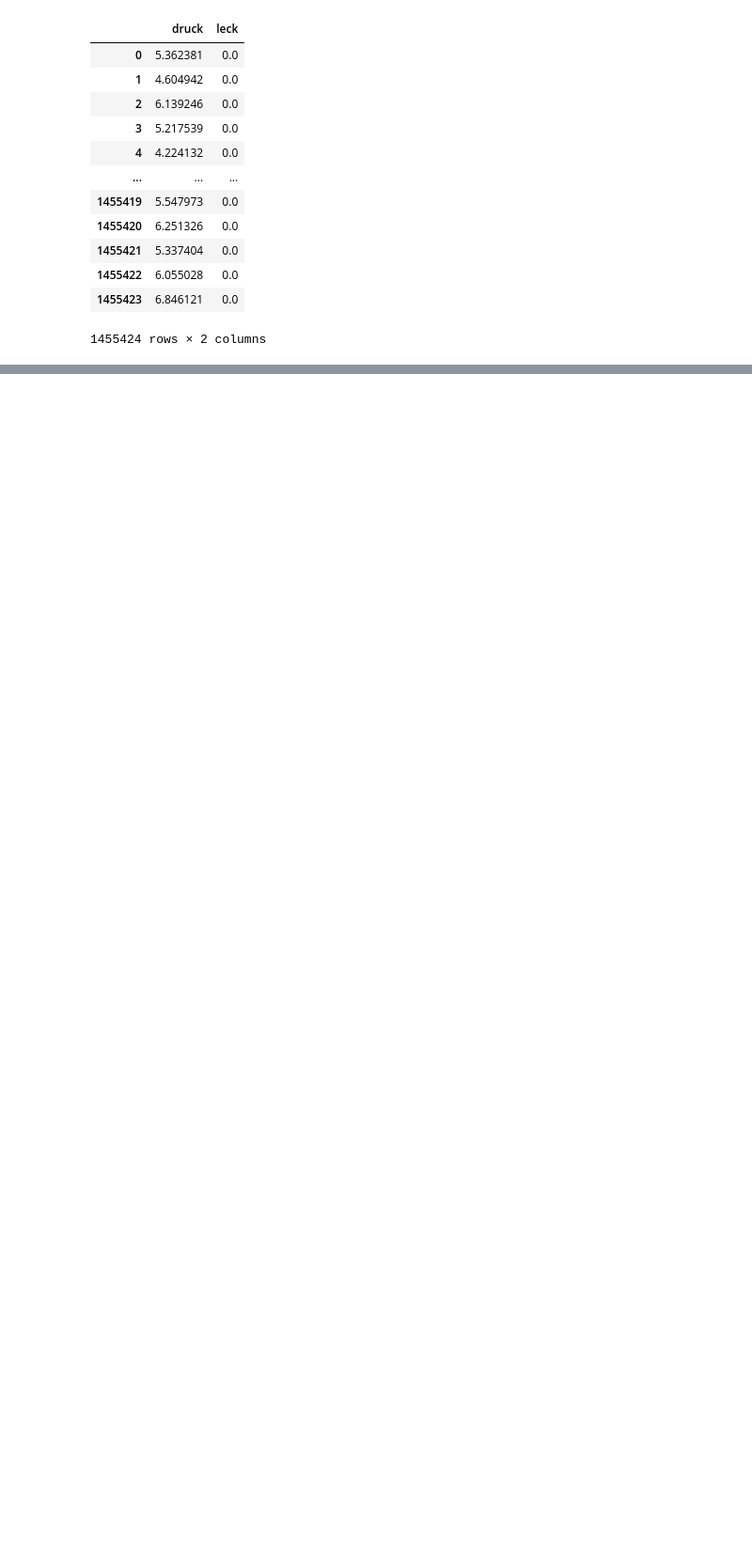
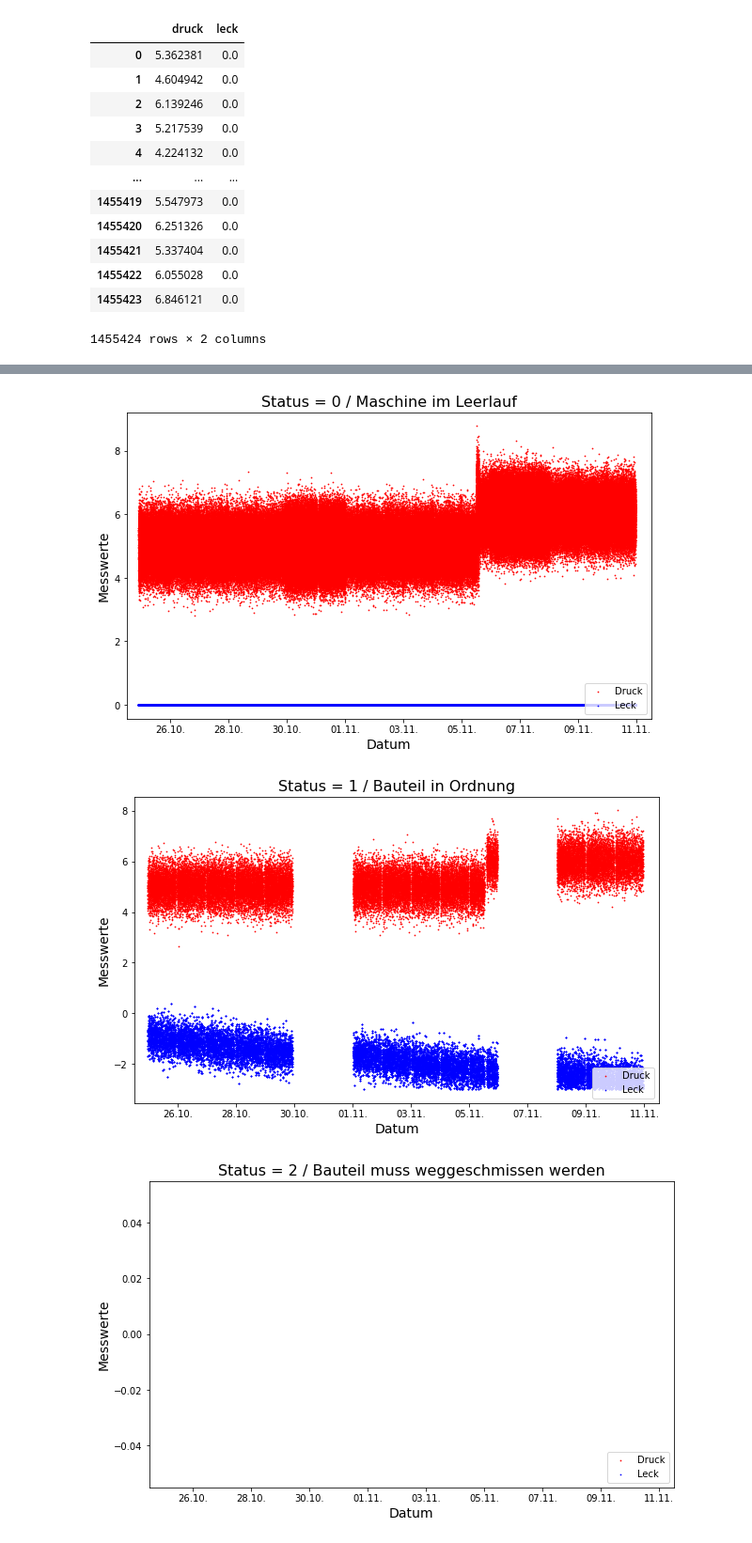
Before and after one commit to juliansaar/Innoprojekt, a Jupyter notebook: Dichte_Klassifizierung.ipynb, the cells around one changed output, grey strips where cells are left out. Shown at 94% size. Drawn from its saved outputs; the diff is of its cells as text; code cells hidden in the pictures; blank space fills up the shorter version.

```diff
--- a/Dichte_Klassifizierung.ipynb
+++ b/Dichte_Klassifizierung.ipynb
@@ -127,0 +117,28 @@ y_train
+# %%
+# was bedeuten Status 0 bis 4?
+import datetime
+import matplotlib.dates as mdates
+from matplotlib.dates import DateFormatter
+
+explanation = (" / Maschine im Leerlauf"," / Bauteil in Ordnung"," / Bauteil muss weggeschmissen werden"," / Bauteil in Maschine"," / Bauteil muss nachbearbeitet werden")
+
+for i in range(0,5):
+    sample = df[df.status == i]
+    fig, ax = plt.subplots(figsize=(10,6))
+    ax.scatter(sample.date, sample.druck, color='red', label='Druck', s=0.5)
+    ax.scatter(sample.date, sample.leck, color='blue', label='Leck', s=0.5)
+
+    ax.set_xlim([datetime.datetime(2021, 10, 24, 12, 0, 0), datetime.datetime(2021, 11, 11, 12, 0, 0)])
+    ax.set_title("Status = " + str(i) + explanation[i], fontsize=16)
+
+    ax.set_xlabel("Datum", fontsize=14)
+    ax.set_ylabel("Messwerte", fontsize=14)
+
+    date_form = DateFormatter("%d.%m.")
+    ax.xaxis.set_major_formatter(date_form)
+    ax.xaxis.set_major_locator(mdates.DayLocator(interval=2)) # damit nicht direkt nach dem 31.10 der 01.11 angezeigt wird
+    plt.legend(loc=4)
+# %% [output]
+[figure, added]
+[figure, added]
+[figure, added]
```
Also changed, not shown: parts of 15 cells of this notebook.
